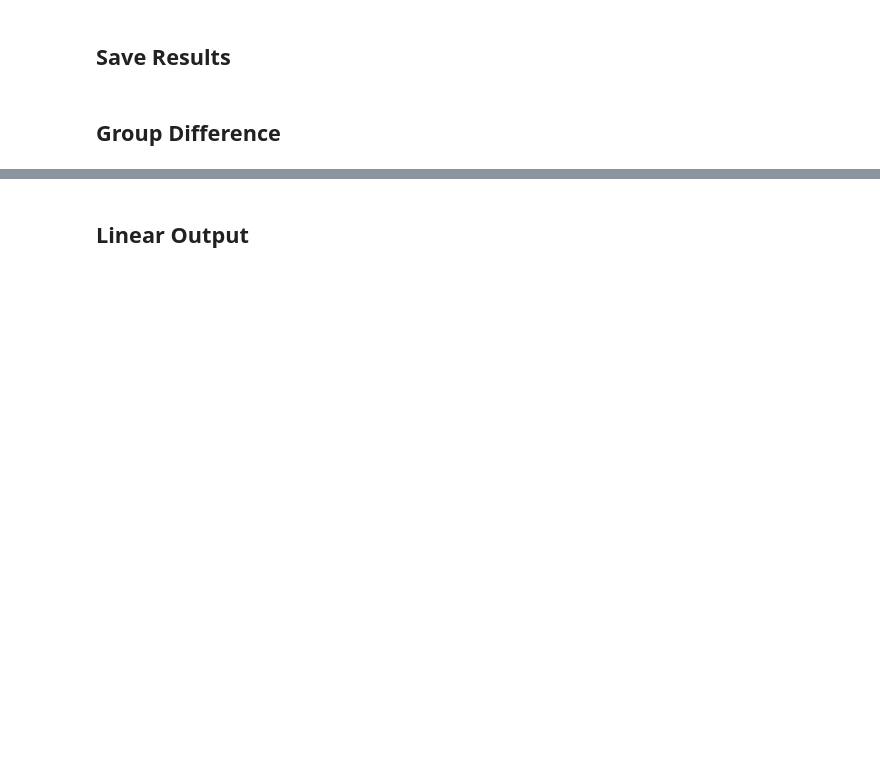
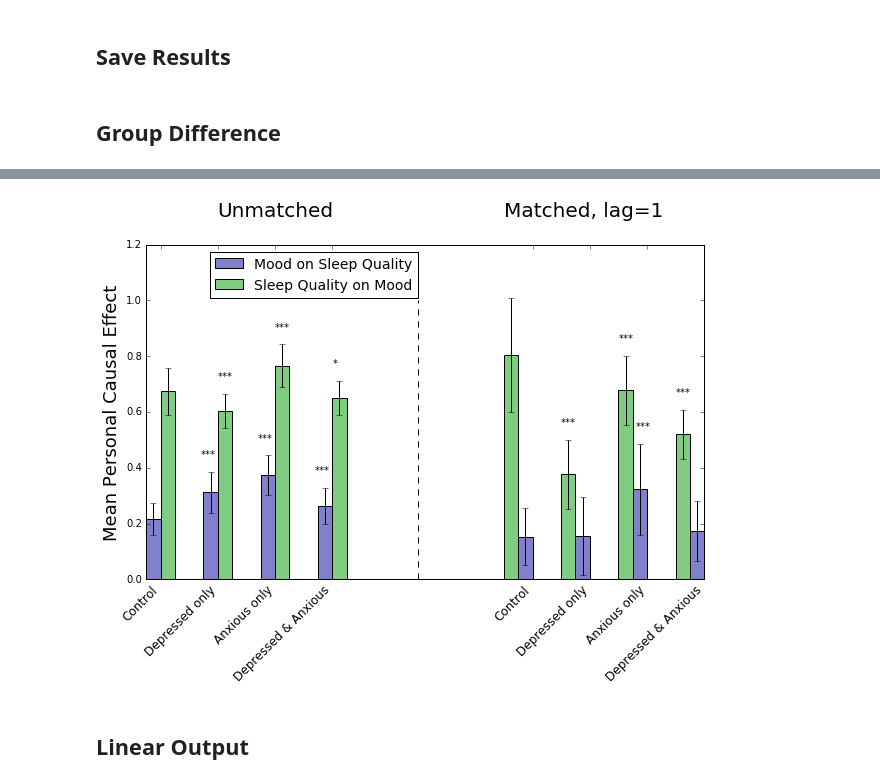
Before and after one commit to striantafillou/causality, a Jupyter notebook: run_psm_lags_groups.ipynb, the cells around one changed output, grey strips where cells are left out. Saved outputs shown, nothing was run; the diff lists cells and outputs as text; code cells hidden in the pictures; blank space fills up the shorter version.

```diff
--- a/run_psm_lags_groups.ipynb
+++ b/run_psm_lags_groups.ipynb
@@ -251,0 +310,90 @@ plt.plot([0,0],[a[0],a[1]],'--',color=(0,0,0))
+# %%
+import matplotlib.pyplot as plt
+%matplotlib inline
+
+groups = ['Depressed & Anxious','Anxious only','Depressed only','Control']
+
+plt.figure(figsize=(10,6))
+order= [3, 2, 1, 0]
+for i in range(4):
+    plt.bar(-4.75+i, np.mean(es_m2s_um_mean[:, order[i]]), yerr =es_m2s_um_std[order[i]],ecolor=(0,0,0),width=.25,color=(.5,.5,.8))
+
+    plt.bar(-4.5+i, np.mean(es_s2m_um_mean[:, order[i]]), yerr =es_s2m_um_std[order[i]],ecolor=(0,0,0),width=.25,color=(.5,.8,.5))
+
+
+for i in range(4):
+    plt.bar(1.75+i, np.mean(es_m2s_mean[:, order[i]]), yerr =es_m2s_std[order[i]],ecolor=(0,0,0),width=.25,color=(.5,.5,.8))
+
+    plt.bar(1.5+i, np.mean(es_s2m_mean[:, order[i]]), yerr =es_s2m_std[order[i]],ecolor=(0,0,0),width=.25,color=(.5,.8,.5))
+
+# unmatched mood on sleep pvals
+for i in range(4):
+    if order[i] == 3:
+        continue
+    t,p = ttest_ind(es_m2s_um_mean[:,order[i]], es_m2s_um_mean[:,3], equal_var=False, axis=0)
+    print('P = ',p)
+    if p<0.001:
+        plt.text(-4.8+i, np.mean(es_m2s_um_mean[:,order[i]])+es_m2s_um_std[order[i]]+0.05, '***', fontsize=10)
+    elif p<0.01:
+        plt.text(-4.8+i, np.mean(es_m2s_um_mean[:,order[i]])+es_m2s_um_std[order[i]]+0.05, '**', fontsize=10)
+    elif p<0.05:
+        plt.text(-4.8+i, np.mean(es_m2s_um_mean[:,order[i]])+es_m2s_um_std[order[i]]+0.05, '*', fontsize=10)
+
+# unmatched sleep on mood pvals
+for i in range(4):
+    if order[i] == 3:
+        continue
+    t,p = ttest_ind(es_s2m_um_mean[:,order[i]], es_s2m_um_mean[:,3], equal_var=False, axis=0)
+    print('P = ',p)
+    if p<0.001:
+        plt.text(-4.5+i, np.mean(es_s2m_um_mean[:,order[i]])+es_s2m_um_std[order[i]]+0.05, '***', fontsize=10)
+    elif p<0.01:
+        plt.text(-4.5+i, np.mean(es_s2m_um_mean[:,order[i]])+es_s2m_um_std[order[i]]+0.05, '**', fontsize=10)
+    elif p<0.05:
+        plt.text(-4.5+i, np.mean(es_s2m_um_mean[:,order[i]])+es_s2m_um_std[order[i]]+0.05, '*', fontsize=10)
+
+
+# unmatched mood on sleep pvals
+for i in range(4):
+    if order[i] == 3:
+        continue
+    t,p = ttest_ind(es_m2s_mean[:,order[i]], es_m2s_mean[:,3], equal_var=False, axis=0)
+    print('P = ',p)
+    if p<0.001:
+        plt.text(1.8+i, np.mean(es_m2s_mean[:,order[i]])+es_m2s_std[order[i]]+0.05, '***', fontsize=10)
+    elif p<0.01:
+        plt.text(1.8+i, np.mean(es_m2s_mean[:,order[i]])+es_m2s_std[order[i]]+0.05, '**', fontsize=10)
+    elif p<0.05:
+        plt.text(1.8+i, np.mean(es_m2s_mean[:,order[i]])+es_m2s_std[order[i]]+0.05, '*', fontsize=10)
+
+# unmatched sleep on mood pvals
+for i in range(4):
+    if order[i] == 3:
+        continue
+    t,p = ttest_ind(es_s2m_mean[:,order[i]], es_s2m_mean[:,3], equal_var=False, axis=0)
+    print('P = ',p)
+    if p<0.001:
+        plt.text(1.5+i, np.mean(es_s2m_mean[:,order[i]])+es_s2m_std[order[i]]+0.05, '***', fontsize=10)
+    elif p<0.01:
+        plt.text(1.5+i, np.mean(es_s2m_mean[:,order[i]])+es_s2m_std[order[i]]+0.05, '**', fontsize=10)
+    elif p<0.05:
+        plt.text(1.5+i, np.mean(es_s2m_mean[:,order[i]])+es_s2m_std[order[i]]+0.05, '*', fontsize=10)
+
+# # plt.text(-.2, .75, '***', fontsize=14)
+# # plt.text(1.8, .70, '***', fontsize=14)
+# # plt.text(2.8, .72, '***', fontsize=14)
+# # plt.text(3.8, .74, '***', fontsize=14)
+# # plt.text(4.8, .84, '***', fontsize=14)
+#a = plt.ylim([0,1])
+# # plt.xlim([-.5,5.5])
+g = [groups[i] for i in order]
+plt.xticks([-4.5,-3.5,-2.5,-1.5,2,3,4,5],g*2, rotation=45, fontsize=12, ha='right');
+
+plt.ylabel('Mean Personal Causal Effect',fontsize=18)
+# plt.xlabel('lags 0 to T',fontsize=18)
+plt.legend(['Mood on Sleep Quality','Sleep Quality on Mood'],loc='upper right',bbox_to_anchor=(.5, 1), fontsize=14);
+plt.plot([0,0],[a[0],a[1]],'--',color=(0,0,0))
+
+plt.text(-3.5, 1.3, 'Unmatched', fontsize=20)
+plt.text(1.5, 1.3, 'Matched, lag=1', fontsize=20)
+# %% [output]
@@ -252,3 +413,4 @@ plt.plot([0,0],[a[0],a[1]],'--',color=(0,0,0))
+[figure, added]
 # %% [markdown]
 ## Linear Output
 # %%
```
Also changed, not shown: parts of 12 cells of this notebook, 3 other files.
